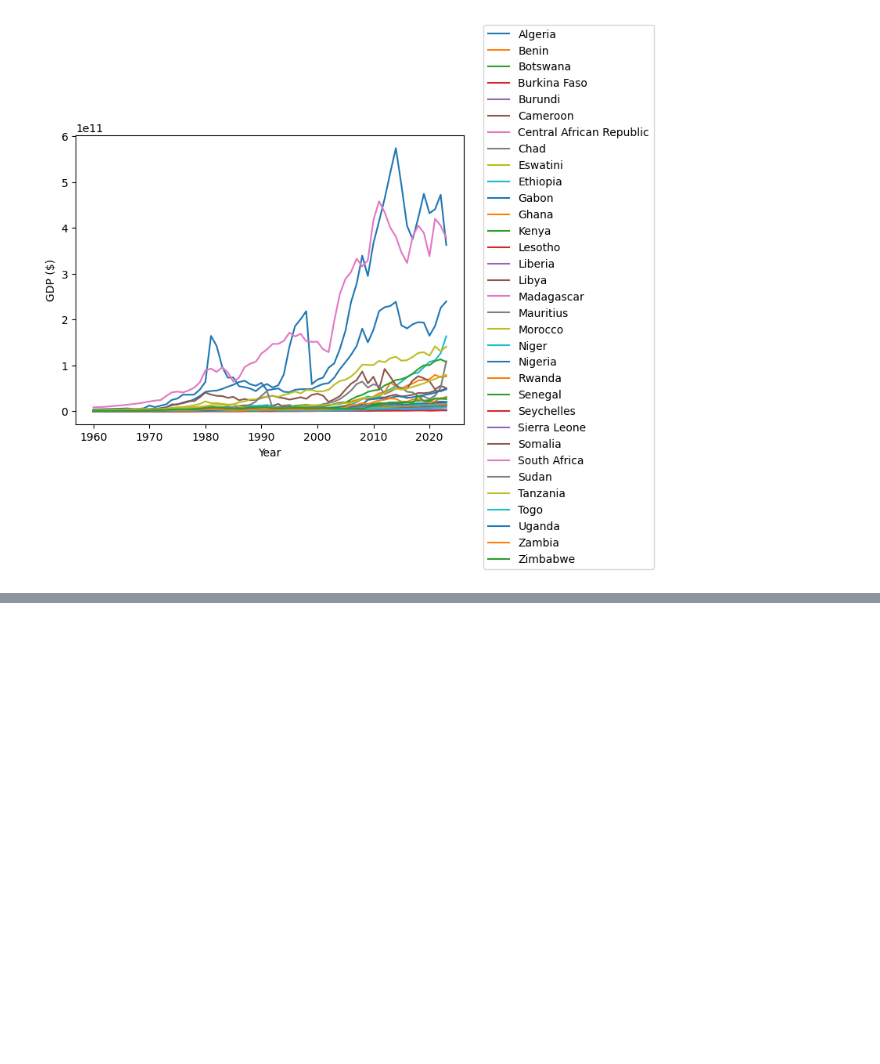
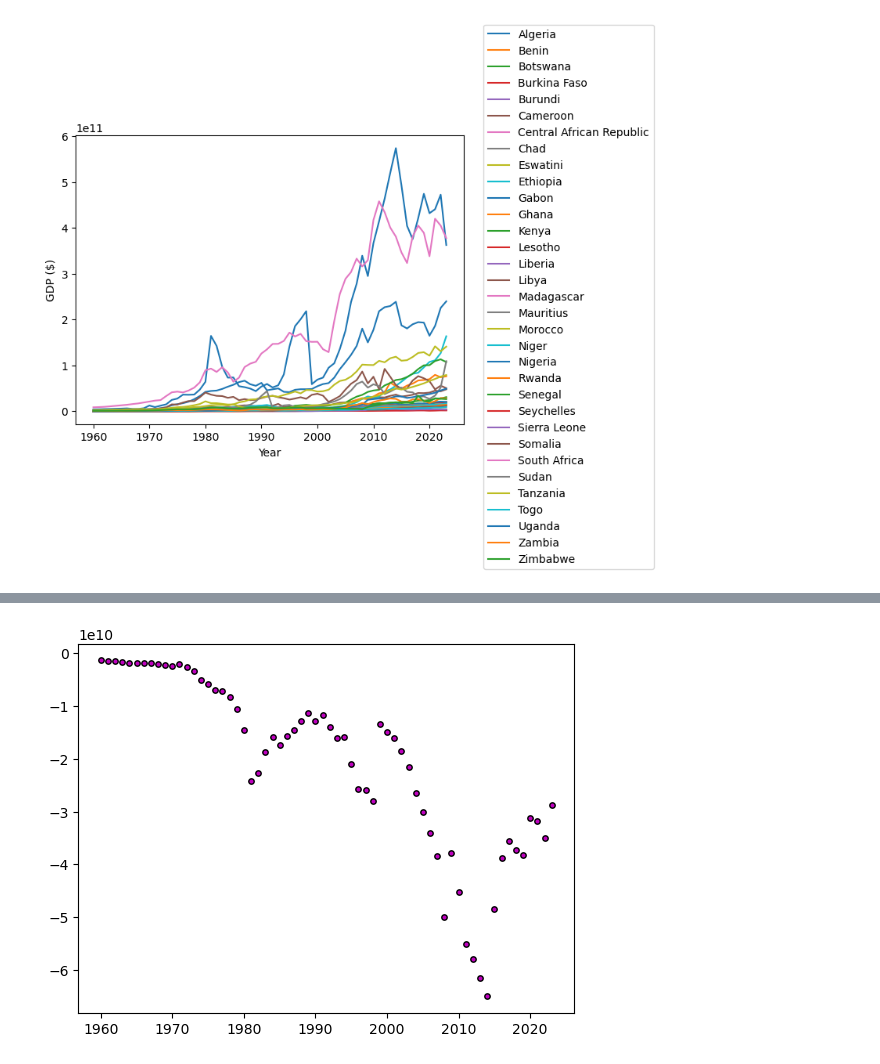
Before and after one commit to WilcoJohn/Progress-ML, a Jupyter notebook: ML Test/1.AfricaGDP.ipynb, the cells around one changed output, grey strips where cells are left out. Cells and saved outputs as stored; diff of their text form; code cells hidden in the pictures; blank space fills up the shorter version.

```diff
--- a/ML Test/1.AfricaGDP.ipynb
+++ b/ML Test/1.AfricaGDP.ipynb
@@ -105,0 +262,6 @@ Only upon closer inspection can the resulting groupings be named
+# %%
+fig = plt.figure();
+ax = fig.add_subplot(1, 1, 1);
+plot_model(X, LR_gdp, False);
+# %% [output]
+[figure, added]
```
Also changed, not shown: parts of 21 cells of this notebook.
